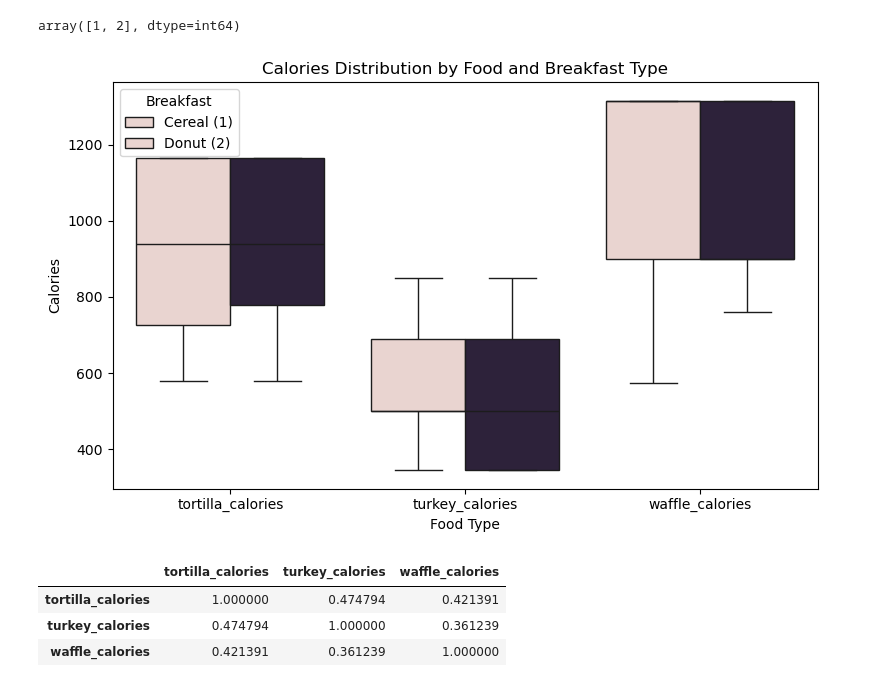
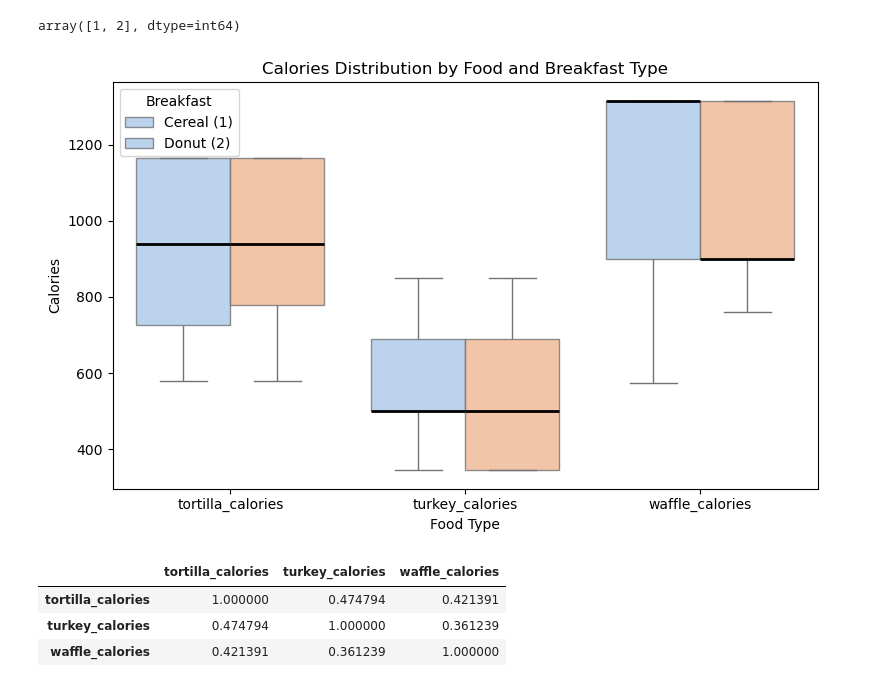
Before and after one commit to johnfelix2911/Statistical-Learning, a Jupyter notebook: Assignment_1/Assignment1_python.ipynb, the cells around one changed output. Drawn from its saved outputs; the diff is of its cells as text; code cells hidden in the pictures.

Commit message:
plot color changed

```diff
--- a/Assignment_1/Assignment1_python.ipynb
+++ b/Assignment_1/Assignment1_python.ipynb
@@ -365,31 +380,39 @@ array([1, 2], dtype=int64)
 # %%
 import seaborn as sns
 import matplotlib.pyplot as plt
 
 cols = ['tortilla_calories', 'turkey_calories', 'waffle_calories']
 
 long_df = df.melt(
     id_vars='breakfast',
     value_vars=cols,
     var_name='food',
     value_name='calories'
 )
+
 plt.figure(figsize=(8, 5))
+
 sns.boxplot(
     data=long_df,
     x='food',
     y='calories',
-    hue='breakfast'
+    hue='breakfast',
+    palette='pastel',
+    medianprops={
+        'color': 'black',
+        'linewidth': 2
+    },
+    boxprops={'alpha': 0.8}
 )
 
 plt.title("Calories Distribution by Food and Breakfast Type")
 plt.xlabel("Food Type")
 plt.ylabel("Calories")
 plt.legend(title="Breakfast", labels=["Cereal (1)", "Donut (2)"])
 plt.tight_layout()
 plt.show()
 # %% [output]
-[figure, old version]
+[figure, new version]
 # %%
 df[['tortilla_calories','turkey_calories','waffle_calories']].corr()
 # %% [output]
```
Also changed, not shown: parts of 1 cell of this notebook.
